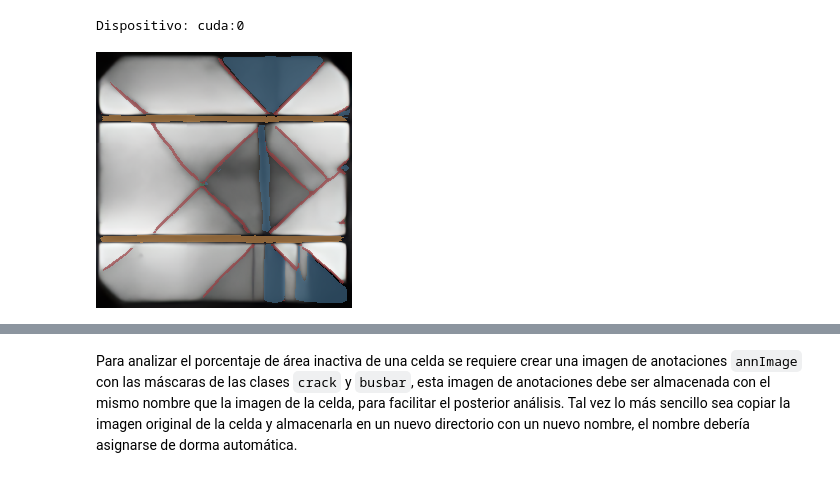
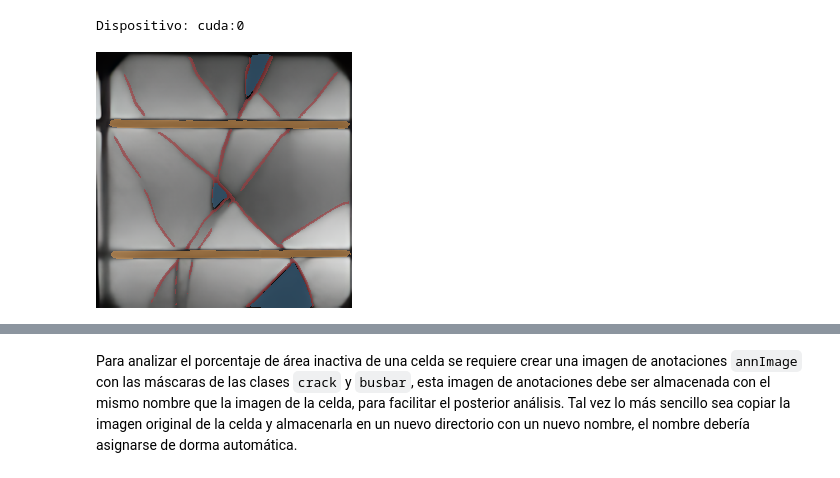
Before and after one commit to Franklingo13/PVDefectDetect, a Jupyter notebook: TestsPV-vision/EvaluacionModelo.ipynb, the cells around one changed output, grey strips where cells are left out. Drawn from its saved outputs; the diff is of its cells as text; code cells hidden in the pictures.

```diff
--- a/TestsPV-vision/EvaluacionModelo.ipynb
+++ b/TestsPV-vision/EvaluacionModelo.ipynb
@@ -378,14 +378,14 @@ masks = modelhandler.predict(save=True)
 # %% [output]
 Dispositivo: cuda:0
 # %%
-noCell = 44
+noCell = 27
 true_masks = get_annotation_masks(ann_val)
 # Se obtienen las máscaras de las predicciones del modelo.
 masks_each = get_masks(masks)
 # Se dibujan las máscaras sobre las imágenes originales.
 draw_mask(images_val[noCell], masks_each[noCell])
 # %% [output]
-[figure, old version]
+[figure, new version]
 # %%
 # Calcular las métricas para las predicciones del modelo.
 metrics = evaluate_predictions(masks_each, true_masks)
```
Also changed, not shown: parts of 26 cells of this notebook.
